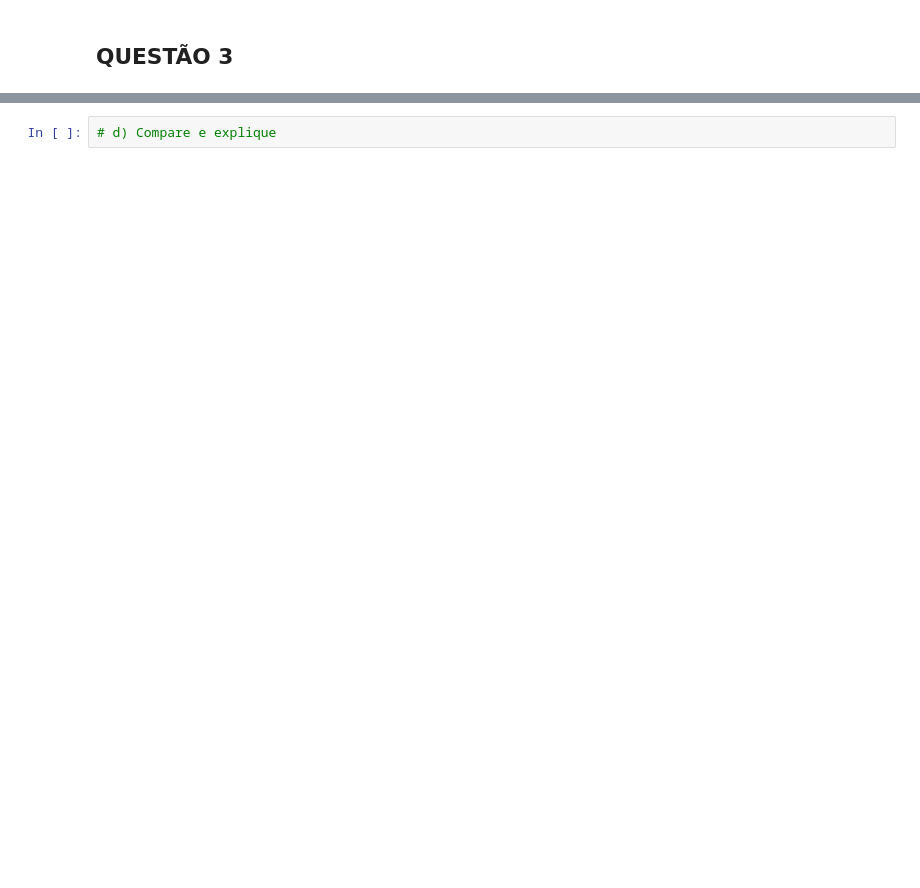
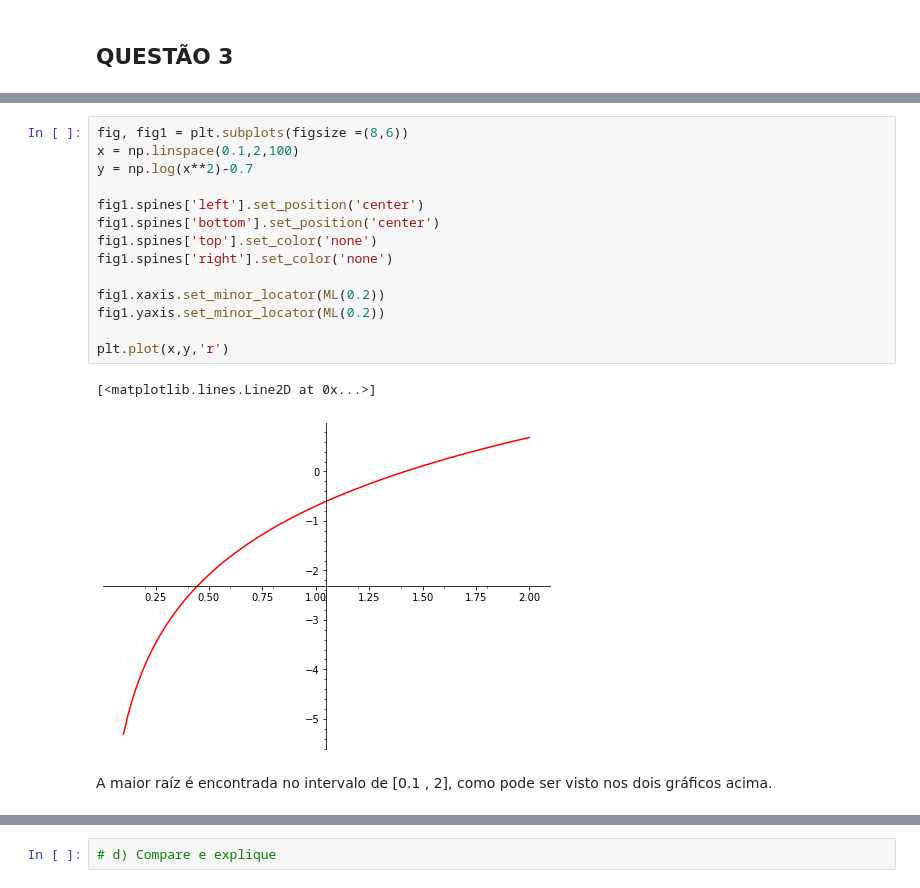
Before and after one commit to raissa-coelho/University, a Jupyter notebook: Código em Python/Relatorio1_BiancaCoelho.ipynb, the cells around one changed output, grey strips where cells are left out. Saved outputs shown, nothing was run; the diff lists cells and outputs as text; blank space fills up the shorter version.

```diff
--- a/Código em Python/Relatorio1_BiancaCoelho.ipynb
+++ b/Código em Python/Relatorio1_BiancaCoelho.ipynb
@@ -407,6 +456,25 @@ plt.plot(x,y,'r')
 # %% [output]
 [<matplotlib.lines.Line2D at 0x...>]
 [figure]
+# %%
+fig, fig1 = plt.subplots(figsize =(8,6))
+x = np.linspace(0.1,2,100)
+y = np.log(x**2)-0.7
+
+fig1.spines['left'].set_position('center')
+fig1.spines['bottom'].set_position('center')
+fig1.spines['top'].set_color('none')
+fig1.spines['right'].set_color('none')
+
+fig1.xaxis.set_minor_locator(ML(0.2))
+fig1.yaxis.set_minor_locator(ML(0.2))
+
+plt.plot(x,y,'r')
+# %% [output]
+[<matplotlib.lines.Line2D at 0x...>]
+[figure, added]
+# %% [markdown]
+A maior raíz é encontrada no intervalo de [0.1 , 2], como pode ser visto nos dois gráficos acima.
 # %%
 # b) B, N = 3 e [0.5,2.0]
 bissecao(0.5,2.0,f_ex3,0.1,3)
```
Also changed, not shown: parts of 36 cells of this notebook.
